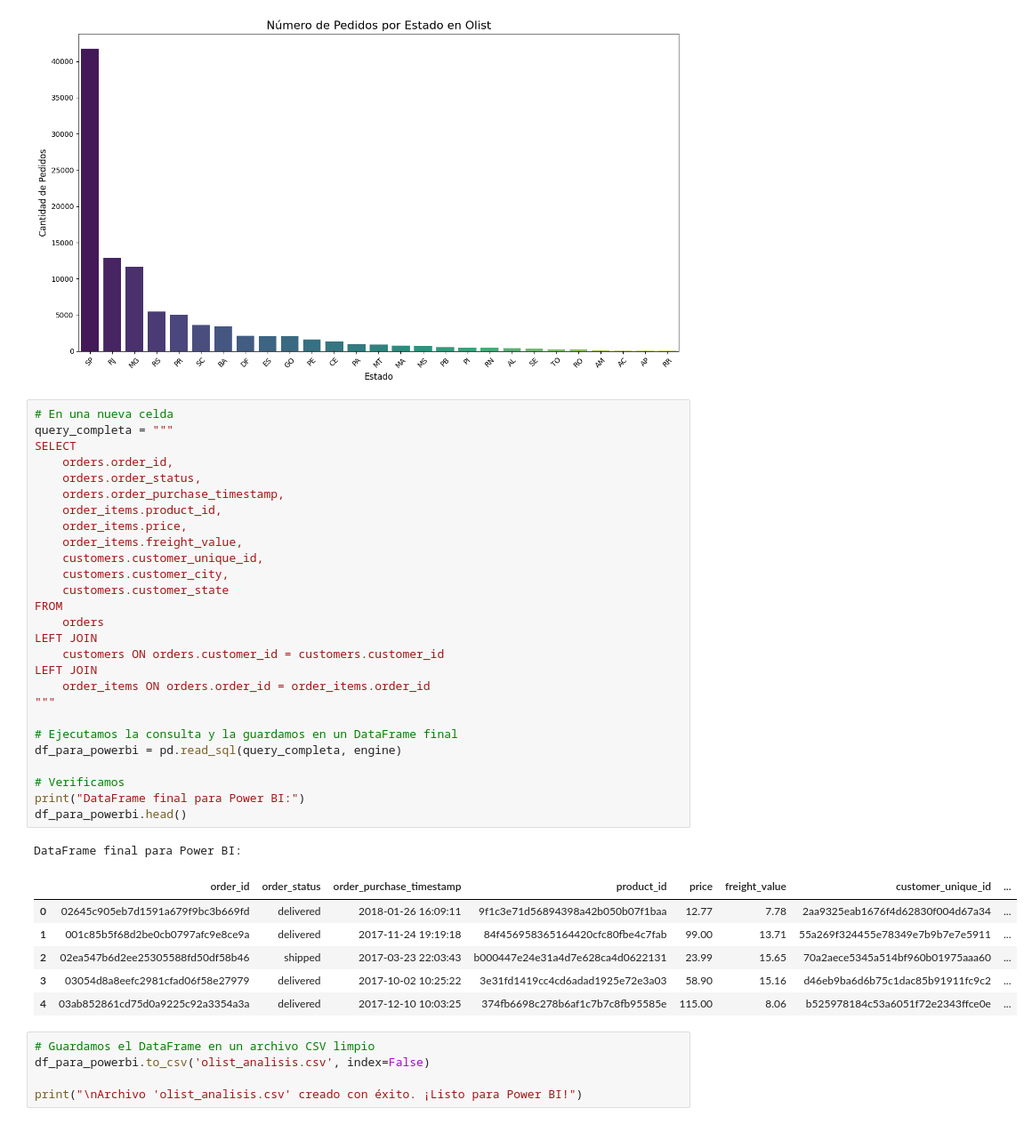
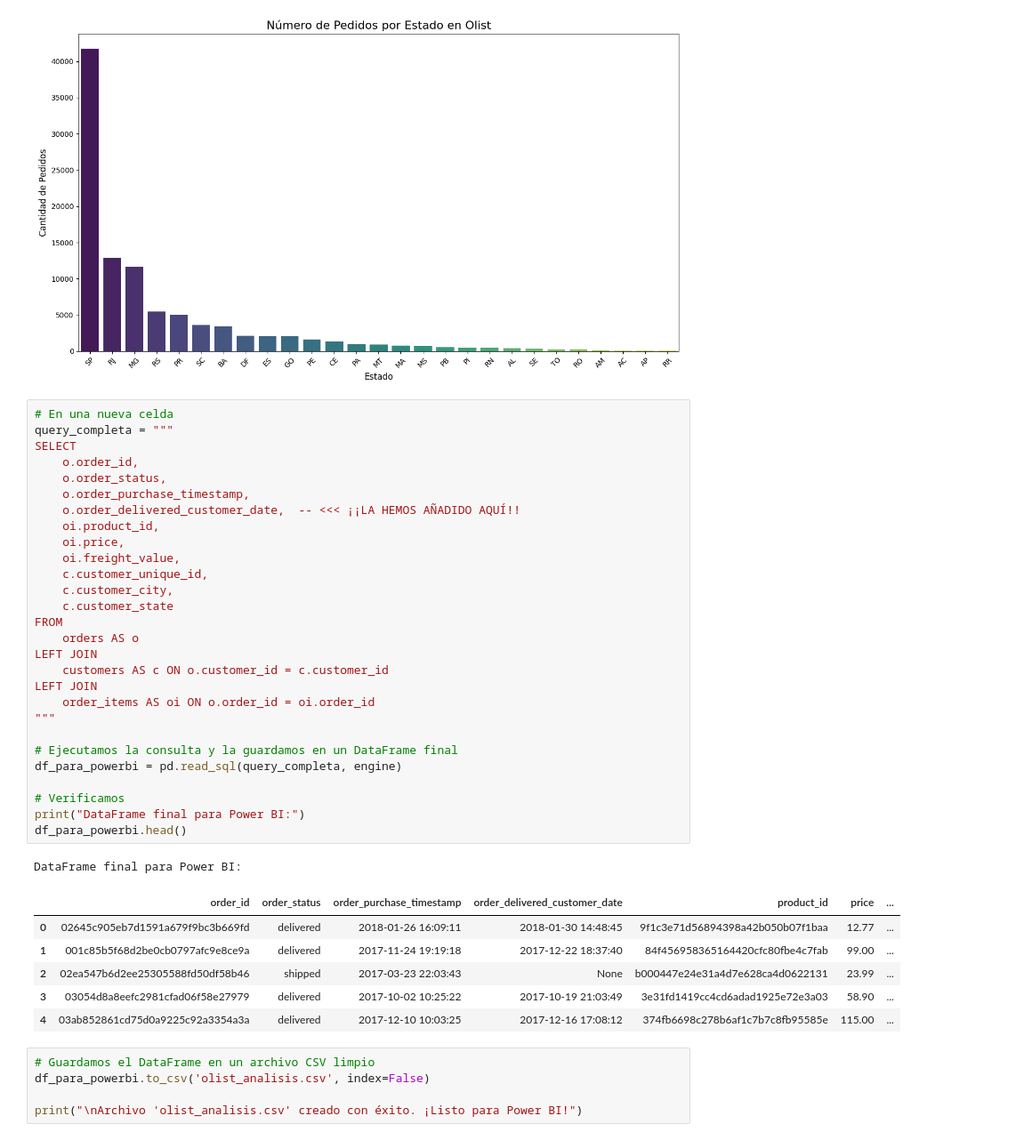
Before and after one commit to diegosnchz/olist_project, a Jupyter notebook: analisis_olist_sql.ipynb, the cells around one changed output. Shown at 89% size. Cells and saved outputs as stored; diff of their text form.

```diff
--- a/analisis_olist_sql.ipynb
+++ b/analisis_olist_sql.ipynb
@@ -131,38 +131,39 @@ plt.show()
 # %%
 # En una nueva celda
 query_completa = """
 SELECT
-    orders.order_id,
-    orders.order_status,
-    orders.order_purchase_timestamp,
-    order_items.product_id,
-    order_items.price,
-    order_items.freight_value,
-    customers.customer_unique_id,
-    customers.customer_city,
-    customers.customer_state
+    o.order_id,
+    o.order_status,
+    o.order_purchase_timestamp,
+    o.order_delivered_customer_date,  -- <<< ¡¡LA HEMOS AÑADIDO AQUÍ!!
+    oi.product_id,
+    oi.price,
+    oi.freight_value,
+    c.customer_unique_id,
+    c.customer_city,
+    c.customer_state
 FROM
-    orders
+    orders AS o
 LEFT JOIN
-    customers ON orders.customer_id = customers.customer_id
+    customers AS c ON o.customer_id = c.customer_id
 LEFT JOIN
-    order_items ON orders.order_id = order_items.order_id
+    order_items AS oi ON o.order_id = oi.order_id
 """
 
 # Ejecutamos la consulta y la guardamos en un DataFrame final
 df_para_powerbi = pd.read_sql(query_completa, engine)
 
 # Verificamos
 print("DataFrame final para Power BI:")
 df_para_powerbi.head()
 # %% [output]
 DataFrame final para Power BI:
-|  | order_id | order_status | order_purchase_timestamp | product_id | price | freight_value | customer_unique_id | ... |
-| 0 | 02645c905eb7d1591a679f9bc3b669fd | delivered | 2018-01-26 16:09:11 | 9f1c3e71d56894398a42b050b07f1baa | 12.77 | 7.78 | 2aa9325eab1676f4d62830f004d67a34 | ... |
-| 1 | 001c85b5f68d2be0cb0797afc9e8ce9a | delivered | 2017-11-24 19:19:18 | 84f456958365164420cfc80fbe4c7fab | 99.00 | 13.71 | 55a269f324455e78349e7b9b7e7e5911 | ... |
-| 2 | 02ea547b6d2ee25305588fd50df58b46 | shipped | 2017-03-23 22:03:43 | b000447e24e31a4d7e628ca4d0622131 | 23.99 | 15.65 | 70a2aece5345a514bf960b01975aaa60 | ... |
-| 3 | 03054d8a8eefc2981cfad06f58e27979 | delivered | 2017-10-02 10:25:22 | 3e31fd1419cc4cd6adad1925e72e3a03 | 58.90 | 15.16 | d46eb9ba6d6b75c1dac85b91911fc9c2 | ... |
-| 4 | 03ab852861cd75d0a9225c92a3354a3a | delivered | 2017-12-10 10:03:25 | 374fb6698c278b6af1c7b7c8fb95585e | 115.00 | 8.06 | b525978184c53a6051f72e2343ffce0e | ... |
+|  | order_id | order_status | order_purchase_timestamp | order_delivered_customer_date | product_id | price | ... |
+| 0 | 02645c905eb7d1591a679f9bc3b669fd | delivered | 2018-01-26 16:09:11 | 2018-01-30 14:48:45 | 9f1c3e71d56894398a42b050b07f1baa | 12.77 | ... |
+| 1 | 001c85b5f68d2be0cb0797afc9e8ce9a | delivered | 2017-11-24 19:19:18 | 2017-12-22 18:37:40 | 84f456958365164420cfc80fbe4c7fab | 99.00 | ... |
+| 2 | 02ea547b6d2ee25305588fd50df58b46 | shipped | 2017-03-23 22:03:43 | None | b000447e24e31a4d7e628ca4d0622131 | 23.99 | ... |
+| 3 | 03054d8a8eefc2981cfad06f58e27979 | delivered | 2017-10-02 10:25:22 | 2017-10-19 21:03:49 | 3e31fd1419cc4cd6adad1925e72e3a03 | 58.90 | ... |
+| 4 | 03ab852861cd75d0a9225c92a3354a3a | delivered | 2017-12-10 10:03:25 | 2017-12-16 17:08:12 | 374fb6698c278b6af1c7b7c8fb95585e | 115.00 | ... |
 # %%
 # Guardamos el DataFrame en un archivo CSV limpio
 df_para_powerbi.to_csv('olist_analisis.csv', index=False)
```
Also changed, not shown: 1 other file.
